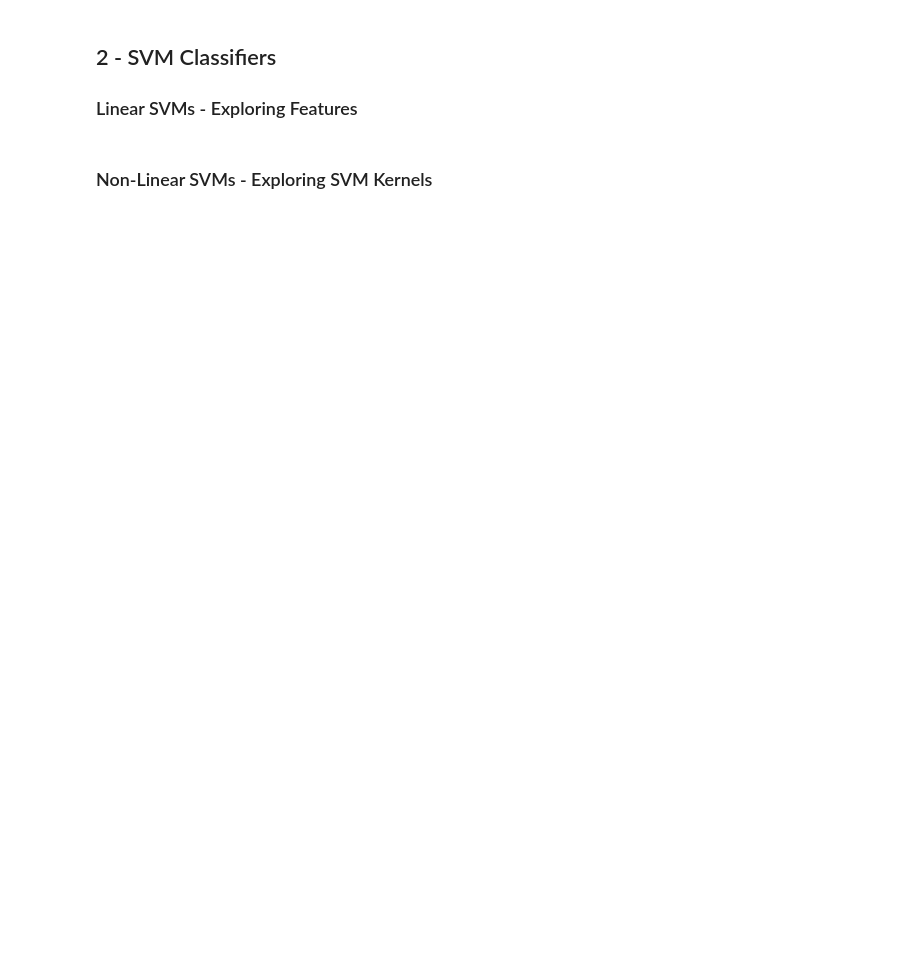
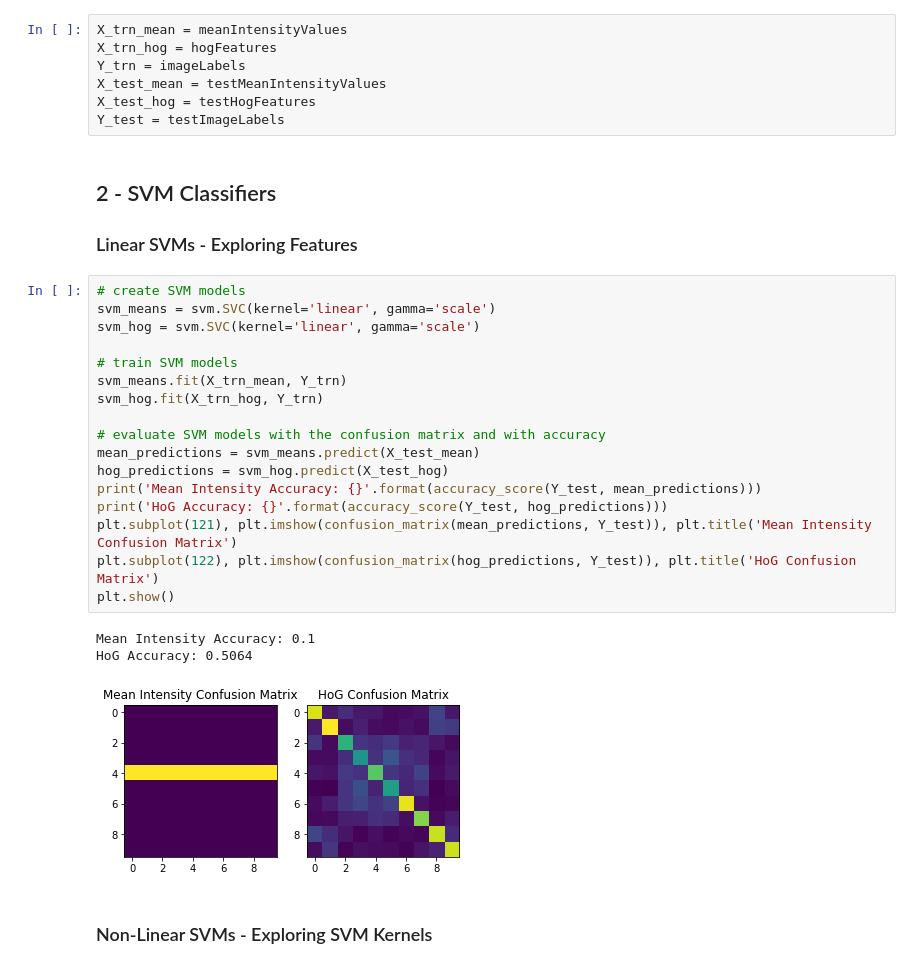
Before and after one commit to alexanderhale/ECSE415, a Jupyter notebook: Assignment_4/A4_Classifiers.ipynb, the cells around one changed output. Cells and saved outputs as stored; diff of their text form; blank space fills up the shorter version.

```diff
--- a/Assignment_4/A4_Classifiers.ipynb
+++ b/Assignment_4/A4_Classifiers.ipynb
@@ -92,5 +81,33 @@ print(hogFeatures.shape)
+# %%
+X_trn_mean = meanIntensityValues
+X_trn_hog = hogFeatures
+Y_trn = imageLabels
+X_test_mean = testMeanIntensityValues
+X_test_hog = testHogFeatures
+Y_test = testImageLabels
 # %% [markdown]
 ## 2 - SVM Classifiers
 ### Linear SVMs - Exploring Features
+# %%
+# create SVM models
+svm_means = svm.SVC(kernel='linear', gamma='scale')
+svm_hog = svm.SVC(kernel='linear', gamma='scale')
+
+# train SVM models
+svm_means.fit(X_trn_mean, Y_trn)
+svm_hog.fit(X_trn_hog, Y_trn)
+
+# evaluate SVM models with the confusion matrix and with accuracy
+mean_predictions = svm_means.predict(X_test_mean)
+hog_predictions = svm_hog.predict(X_test_hog)
+print('Mean Intensity Accuracy: {}'.format(accuracy_score(Y_test, mean_predictions)))
+print('HoG Accuracy: {}'.format(accuracy_score(Y_test, hog_predictions)))
+plt.subplot(121), plt.imshow(confusion_matrix(mean_predictions, Y_test)), plt.title('Mean Intensity Confusion Matrix')
+plt.subplot(122), plt.imshow(confusion_matrix(hog_predictions, Y_test)), plt.title('HoG Confusion Matrix')
+plt.show()
+# %% [output]
+Mean Intensity Accuracy: 0.1
+HoG Accuracy: 0.5064
+[figure, added]
 # %% [markdown]
 ### Non-Linear SVMs - Exploring SVM Kernels
```
Also changed, not shown: parts of 21 cells of this notebook.
